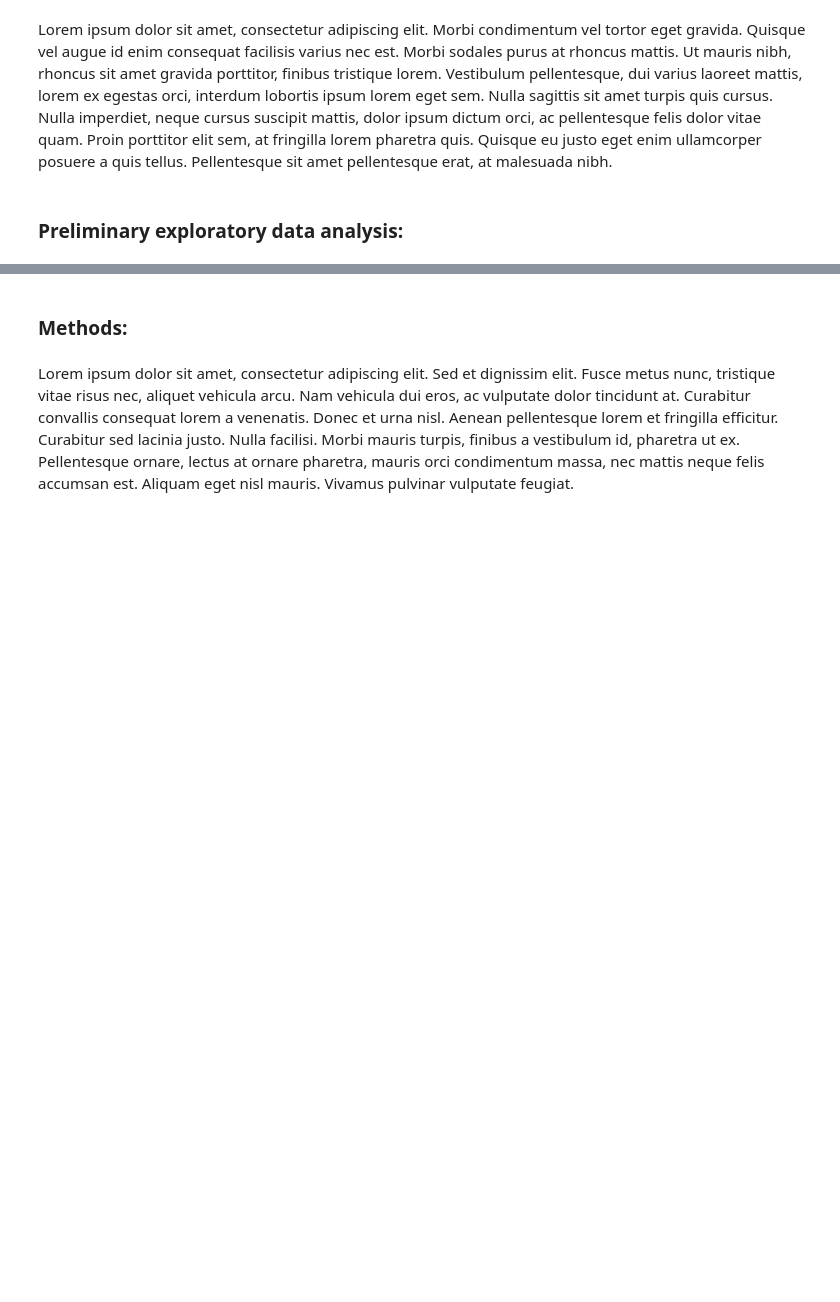
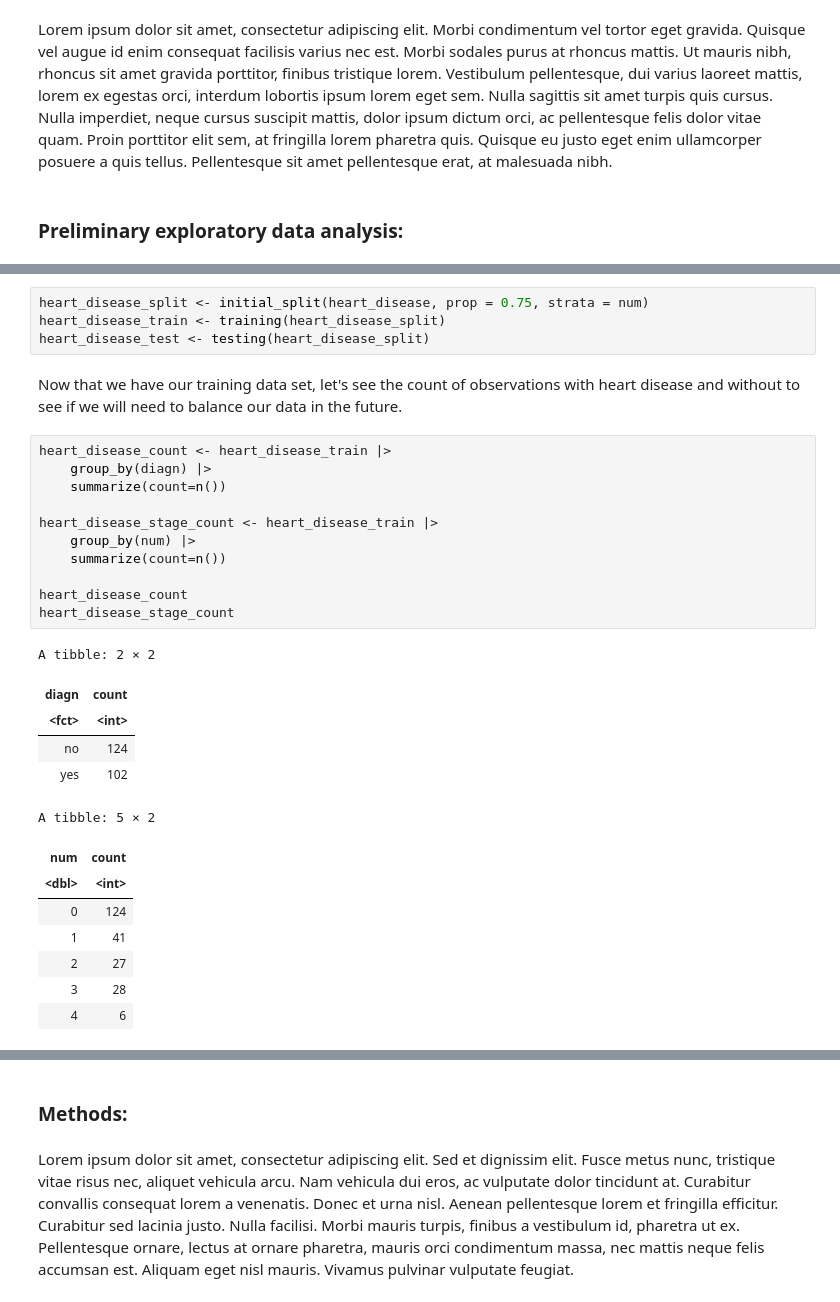
Before and after one commit to MarkSkrypnyk/group_project_proposal, a Jupyter notebook: group_project_proposal.ipynb, the cells around one changed output, grey strips where cells are left out. Cells and saved outputs as stored; diff of their text form; blank space fills up the shorter version.

```diff
--- a/group_project_proposal.ipynb
+++ b/group_project_proposal.ipynb
@@ -15,0 +67,31 @@ Lorem ipsum dolor sit amet, consectetur adipiscing elit. Phasellus in magna mi.
+# %%
+heart_disease_split <- initial_split(heart_disease, prop = 0.75, strata = num)
+heart_disease_train <- training(heart_disease_split)
+heart_disease_test <- testing(heart_disease_split)
+# %% [markdown]
+Now that we have our training data set, let's see the count of observations with heart disease and without to see if we will need to balance our data in the future.
+# %%
+heart_disease_count <- heart_disease_train |>
+    group_by(diagn) |>
+    summarize(count=n())
+
+heart_disease_stage_count <- heart_disease_train |>
+    group_by(num) |>
+    summarize(count=n())
+
+heart_disease_count
+heart_disease_stage_count
+# %% [output]
+A tibble: 2 × 2
+| diagn | count |
+| <fct> | <int> |
+| no | 124 |
+| yes | 102 |
+A tibble: 5 × 2
+| num | count |
+| <dbl> | <int> |
+| 0 | 124 |
+| 1 | 41 |
+| 2 | 27 |
+| 3 | 28 |
+| 4 | 6 |
```
Also changed, not shown: parts of 13 cells of this notebook.
